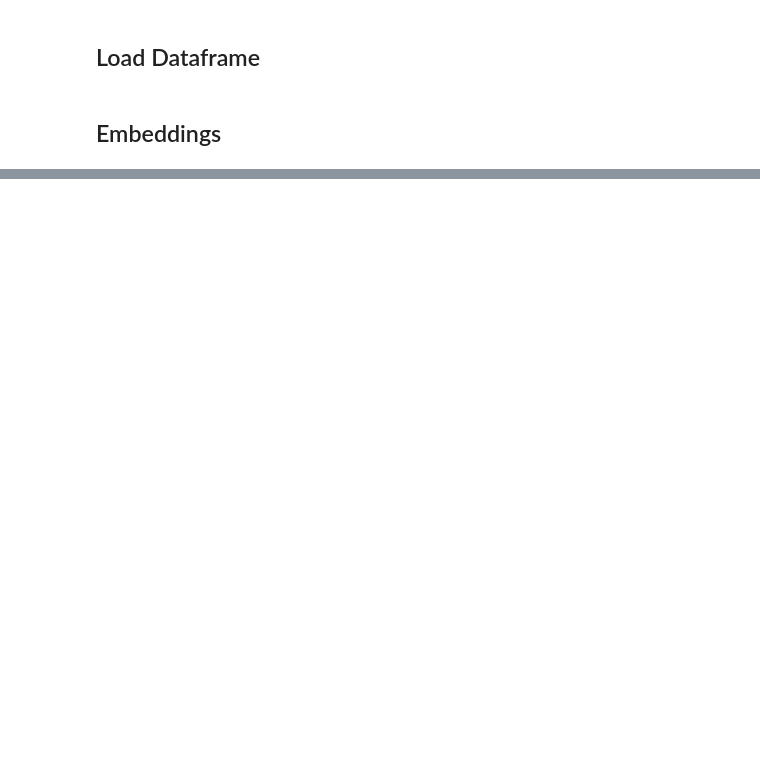
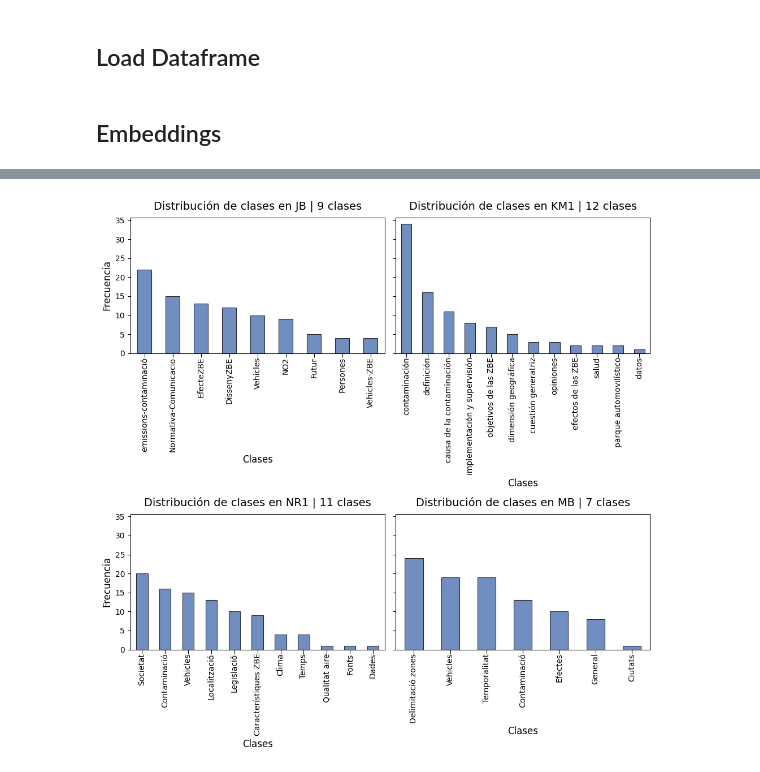
Before and after one commit to Thesportydar/reis-analisis, a Jupyter notebook: Explore_clusters.ipynb, the cells around one changed output, grey strips where cells are left out. Saved outputs shown, nothing was run; the diff lists cells and outputs as text; code cells hidden in the pictures; blank space fills up the shorter version.

```diff
--- a/Explore_clusters.ipynb
+++ b/Explore_clusters.ipynb
@@ -67,0 +105,5 @@ plt.show()
+# %%
+for i, col in enumerate(cols):
+    print(f"Distribución de {col}:")
+    print(df_real[col].value_counts())
+    print("\n")
@@ -67,0 +128,24 @@ plt.show()
+# %%
+# Configurar subplots para las columnas
+plt.style.use('seaborn-v0_8-pastel')
+fig, axes = plt.subplots(2, 2, figsize=(10, 10), sharey=True, dpi=100)
+axes = axes.flatten()
+
+# Iterar sobre las columnas y graficar la distribución de clases
+for i, col in enumerate(cols):
+    ax = axes[i]
+    class_counts = df_real[col].value_counts().sort_values(ascending=False)
+    bars = class_counts.plot(kind='bar', ax=ax, color='#4C72B0', edgecolor='black', linewidth=0.8, alpha=0.8)
+    ax.set_title(f"Distribución de clases en {col} | {len(class_counts)} clases", fontsize=14, pad=10)
+    ax.set_xlabel("Clases", fontsize=12)
+    ax.set_ylabel("Frecuencia", fontsize=12)
+    ax.tick_params(axis='x', rotation=90, labelsize=10, pad=0, length=5)
+
+
+
+plt.tight_layout()
+plt.show()
+# save the figure
+fig.savefig('distribucion_clases2.png', bbox_inches='tight', dpi=300)
+# %% [output]
+[figure, added]
```
Also changed, not shown: parts of 6 cells of this notebook, 5 other files.
